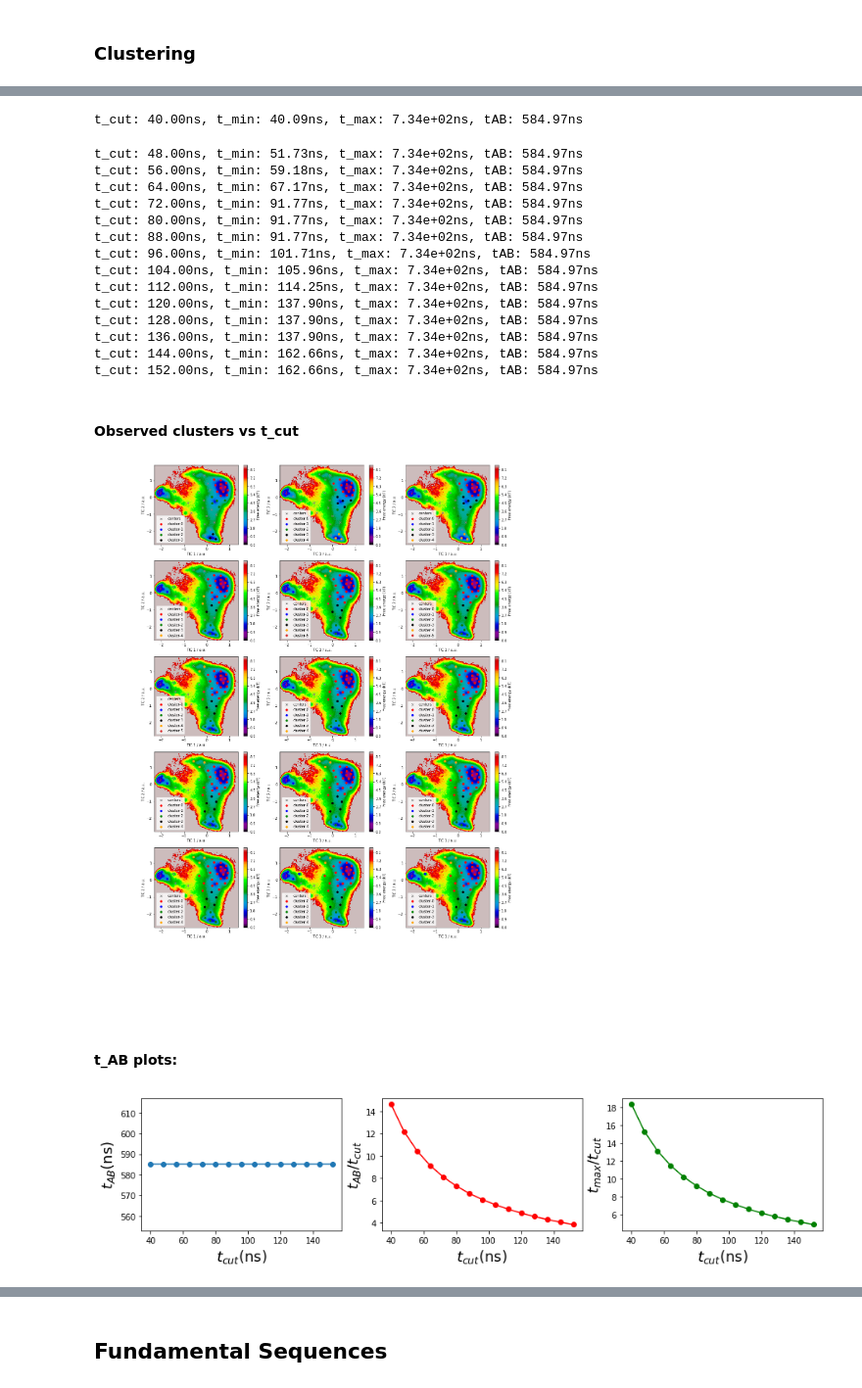
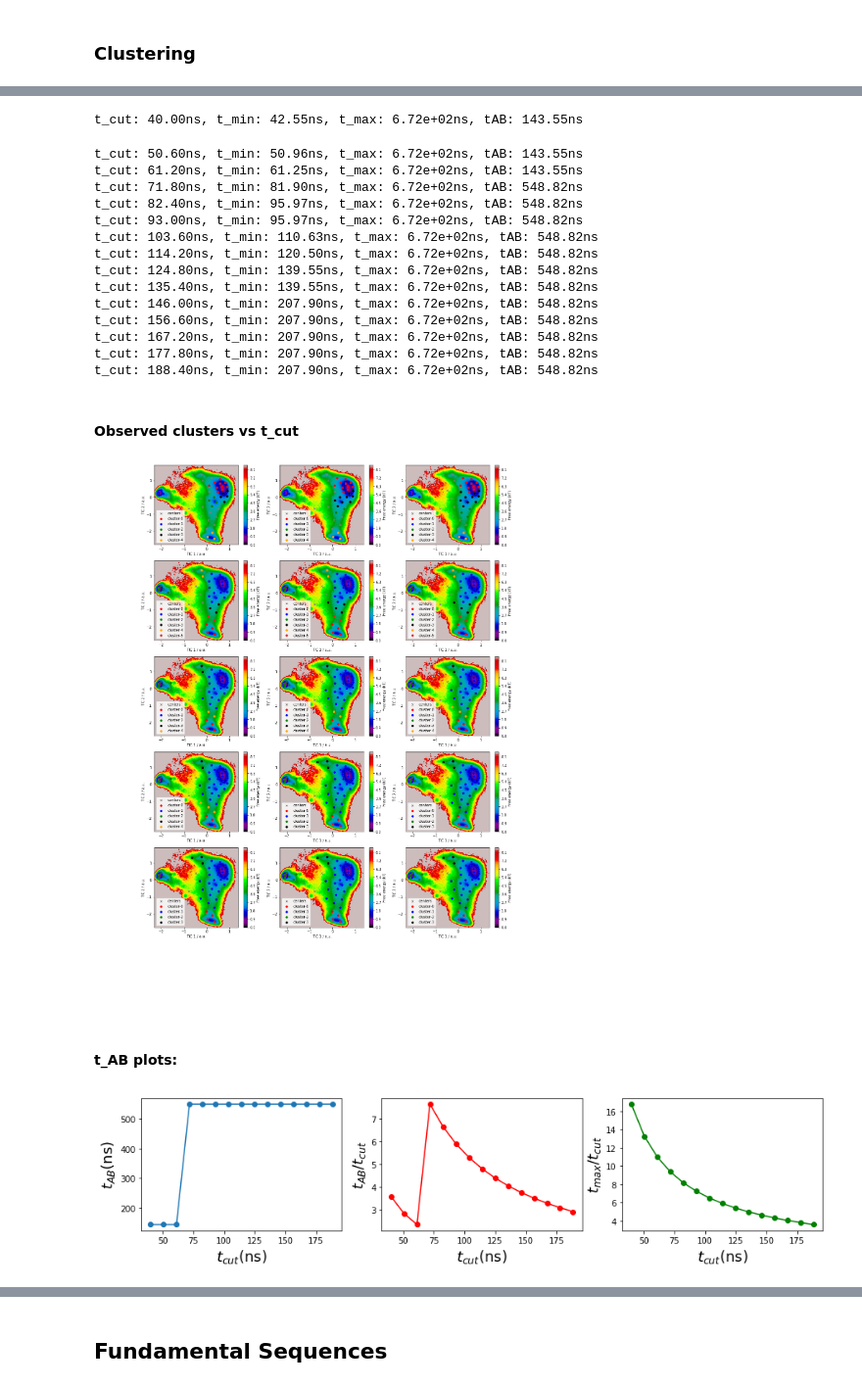
Before and after one commit to choderalab/msm-mfpt, a Jupyter notebook: models/Trp_FS_after_clustering.ipynb, the cells around one changed output, grey strips where cells are left out. Shown at 98% size. Saved outputs shown, nothing was run; the diff lists cells and outputs as text; code cells hidden in the pictures.

```diff
--- a/models/Trp_FS_after_clustering.ipynb
+++ b/models/Trp_FS_after_clustering.ipynb
@@ -170,7 +170,7 @@ lag_index = [ get_lagtime_from_array(lags, element*0.2)[0] for element in lag_to
 
 # This are the t_cut intervals to explore (in lag-time units) with the lag times in "lag_to_use"
 #range_per_lag = [[200,600], [200,350], [100,250], [30,200]]
-range_per_lag = [[200,800]]
+range_per_lag = [[200,1000]]
 # %% [markdown]
 ### Clustering
 # %%
@@ -201,7 +201,6 @@ for k, index in enumerate(lag_index):
 
     printmd("#### t_values:")
 
-    ini_clusters=None
     for ii, t_cut in enumerate(t_cut_values):
 
         big_clusters=[]
@@ -209,7 +208,7 @@ for k, index in enumerate(lag_index):
 
         # clustering
         #clusters, t_min, t_max, clustered_tmatrix = kinetic_clustering_from_tmatrix(K, t_cut=t_cut, verbose=False)
-        clusters, t_min, t_max = kinetic_clustering2_from_tmatrix(K, t_cut=t_cut, verbose=False, ini_clusters=ini_clusters)
+        clusters, t_min, t_max = kinetic_clustering2_from_tmatrix(K, t_cut=t_cut, verbose=False)
 
 
         t_min_list.append(t_min)
@@ -239,50 +238,48 @@ for k, index in enumerate(lag_index):
         pyemma.plots.plot_free_energy(*tica.T)
         plt.scatter(*cluster.clustercenters.T, marker='x', c='grey', s=30, label='centers')
         plt.annotate("t_cut: {:.2f}ns".format(t_cut*dt), xy=(-0.8,-4))
 
         colors = ['red','blue','green','black','orange'] + color_sequence
 
         for i, cluster_i in enumerate(big_clusters):
             cluster_i_tica_xy = []
             for index in cluster_i:
                 cluster_i_tica_xy.append(cluster.clustercenters[index])
             cluster_i_tica_xy = np.array(cluster_i_tica_xy)
             plt.scatter(*cluster_i_tica_xy.T, marker='o', c=colors[i], s=30, label='cluster-'+str(i))
 
         plt.legend(loc='lower left')
         plt.xlabel('TIC 1 / a.u.')
         plt.ylabel('TIC 2 / a.u.')
 
-        ini_clusters = clusters
-
     printmd("#### Observed clusters vs t_cut")
     plt.show()
 
     printmd("#### t_AB plots:")
     plot_t_AB(t_cut_values, t_min_list, t_max_list, t_AB_list)
 
 #     printmd("#### RMSD of the Macrostates:")
 #     plot_rmsd_histogram_clusters(t_cut_values, big_clusters_list, rmsd, dt, dtrajs=cluster.dtrajs)
 # %% [output]
 ### Lag-time: 0.2ns
 #### t_values:
-t_cut: 40.00ns, t_min: 40.09ns, t_max: 7.34e+02ns, tAB: 584.97ns
+t_cut: 40.00ns, t_min: 42.55ns, t_max: 6.72e+02ns, tAB: 143.55ns
-t_cut: 48.00ns, t_min: 51.73ns, t_max: 7.34e+02ns, tAB: 584.97ns
-t_cut: 56.00ns, t_min: 59.18ns, t_max: 7.34e+02ns, tAB: 584.97ns
-t_cut: 64.00ns, t_min: 67.17ns, t_max: 7.34e+02ns, tAB: 584.97ns
-t_cut: 72.00ns, t_min: 91.77ns, t_max: 7.34e+02ns, tAB: 584.97ns
-t_cut: 80.00ns, t_min: 91.77ns, t_max: 7.34e+02ns, tAB: 584.97ns
-t_cut: 88.00ns, t_min: 91.77ns, t_max: 7.34e+02ns, tAB: 584.97ns
-t_cut: 96.00ns, t_min: 101.71ns, t_max: 7.34e+02ns, tAB: 584.97ns
-t_cut: 104.00ns, t_min: 105.96ns, t_max: 7.34e+02ns, tAB: 584.97ns
-t_cut: 112.00ns, t_min: 114.25ns, t_max: 7.34e+02ns, tAB: 584.97ns
-t_cut: 120.00ns, t_min: 137.90ns, t_max: 7.34e+02ns, tAB: 584.97ns
-t_cut: 128.00ns, t_min: 137.90ns, t_max: 7.34e+02ns, tAB: 584.97ns
-t_cut: 136.00ns, t_min: 137.90ns, t_max: 7.34e+02ns, tAB: 584.97ns
-t_cut: 144.00ns, t_min: 162.66ns, t_max: 7.34e+02ns, tAB: 584.97ns
-t_cut: 152.00ns, t_min: 162.66ns, t_max: 7.34e+02ns, tAB: 584.97ns
+t_cut: 50.60ns, t_min: 50.96ns, t_max: 6.72e+02ns, tAB: 143.55ns
+t_cut: 61.20ns, t_min: 61.25ns, t_max: 6.72e+02ns, tAB: 143.55ns
+t_cut: 71.80ns, t_min: 81.90ns, t_max: 6.72e+02ns, tAB: 548.82ns
+t_cut: 82.40ns, t_min: 95.97ns, t_max: 6.72e+02ns, tAB: 548.82ns
+t_cut: 93.00ns, t_min: 95.97ns, t_max: 6.72e+02ns, tAB: 548.82ns
+t_cut: 103.60ns, t_min: 110.63ns, t_max: 6.72e+02ns, tAB: 548.82ns
+t_cut: 114.20ns, t_min: 120.50ns, t_max: 6.72e+02ns, tAB: 548.82ns
+t_cut: 124.80ns, t_min: 139.55ns, t_max: 6.72e+02ns, tAB: 548.82ns
+t_cut: 135.40ns, t_min: 139.55ns, t_max: 6.72e+02ns, tAB: 548.82ns
+t_cut: 146.00ns, t_min: 207.90ns, t_max: 6.72e+02ns, tAB: 548.82ns
+t_cut: 156.60ns, t_min: 207.90ns, t_max: 6.72e+02ns, tAB: 548.82ns
+t_cut: 167.20ns, t_min: 207.90ns, t_max: 6.72e+02ns, tAB: 548.82ns
+t_cut: 177.80ns, t_min: 207.90ns, t_max: 6.72e+02ns, tAB: 548.82ns
+t_cut: 188.40ns, t_min: 207.90ns, t_max: 6.72e+02ns, tAB: 548.82ns
 #### Observed clusters vs t_cut
-[figure, old version]
+[figure, new version]
 #### t_AB plots:
-[figure, old version]
+[figure, new version]
 # %% [markdown]
```
Also changed, not shown: parts of 5 cells of this notebook, 5 other files.
